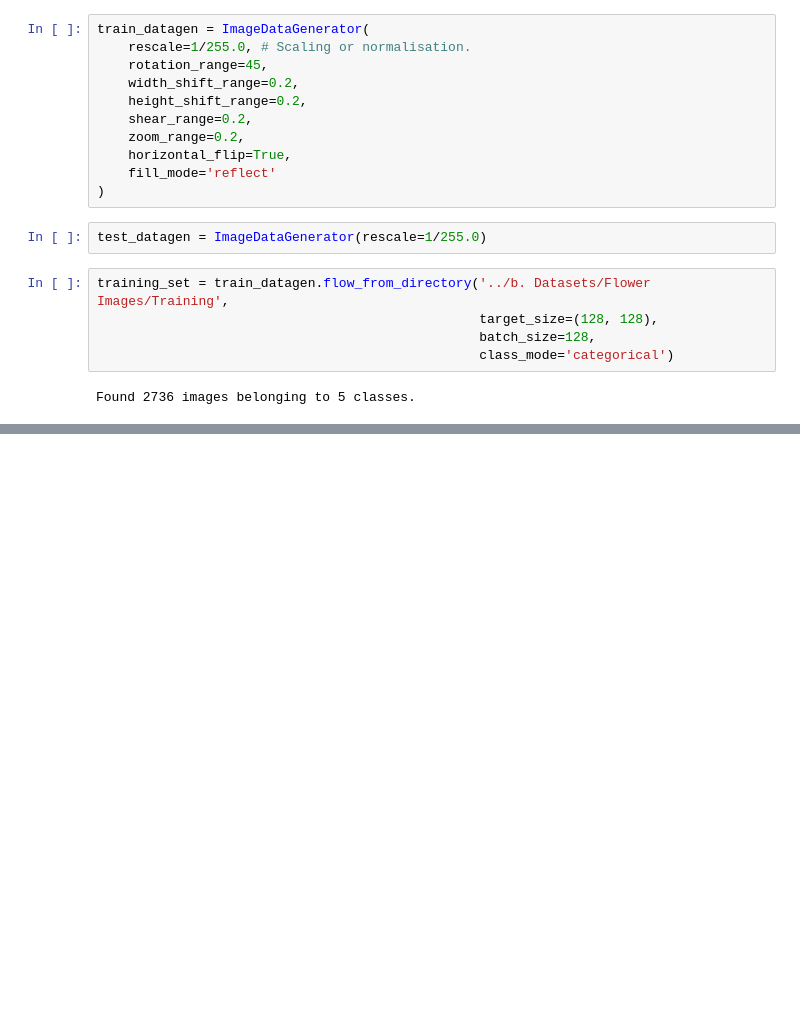
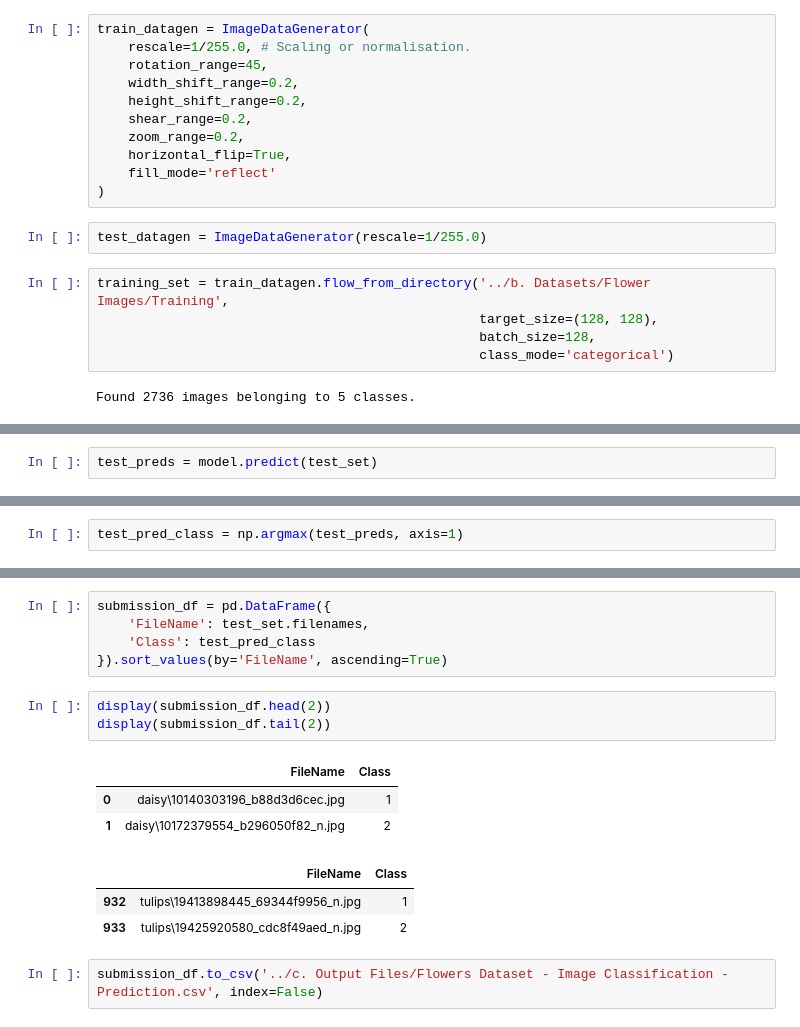
Before and after one commit to AdityaSreevatsaK/The-Neural-Nexus, a Jupyter notebook: a. Jupyter Notebooks/Image Classification - Flowers Dataset - Multi Layer Percepton.ipynb, the cells around one changed output, grey strips where cells are left out. Cells and saved outputs as stored; diff of their text form; blank space fills up the shorter version.

```diff
--- a/a. Jupyter Notebooks/Image Classification - Flowers Dataset - Multi Layer Percepton.ipynb
+++ b/a. Jupyter Notebooks/Image Classification - Flowers Dataset - Multi Layer Percepton.ipynb
@@ -169,0 +154,2 @@ Model: "functional_30"
+# %%
+test_preds = model.predict(test_set)
@@ -169,0 +158,2 @@ Model: "functional_30"
+# %%
+test_pred_class = np.argmax(test_preds, axis=1)
@@ -169,0 +168,17 @@ Model: "functional_30"
+# %%
+submission_df = pd.DataFrame({
+    'FileName': test_set.filenames,
+    'Class': test_pred_class
+}).sort_values(by='FileName', ascending=True)
+# %%
+display(submission_df.head(2))
+display(submission_df.tail(2))
+# %% [output]
+|  | FileName | Class |
+| 0 | daisy\10140303196_b88d3d6cec.jpg | 1 |
+| 1 | daisy\10172379554_b296050f82_n.jpg | 2 |
+|  | FileName | Class |
+| 932 | tulips\19413898445_69344f9956_n.jpg | 1 |
+| 933 | tulips\19425920580_cdc8f49aed_n.jpg | 2 |
+# %%
+submission_df.to_csv('../c. Output Files/Flowers Dataset - Image Classification - Prediction.csv', index=False)
```
Also changed, not shown: parts of 16 cells of this notebook, 2 other files.
